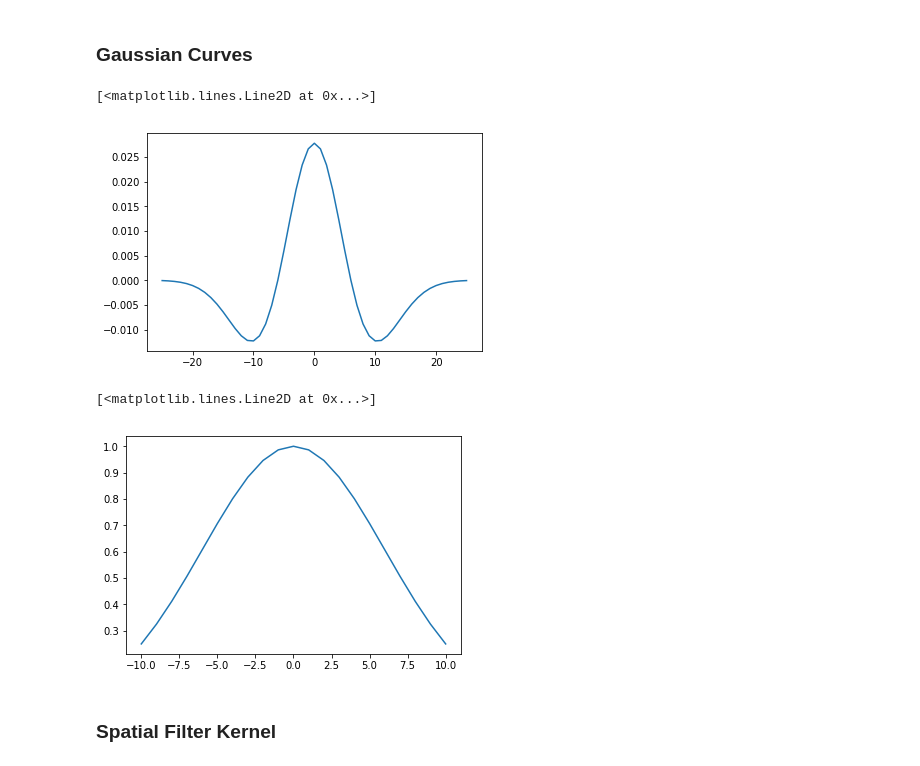
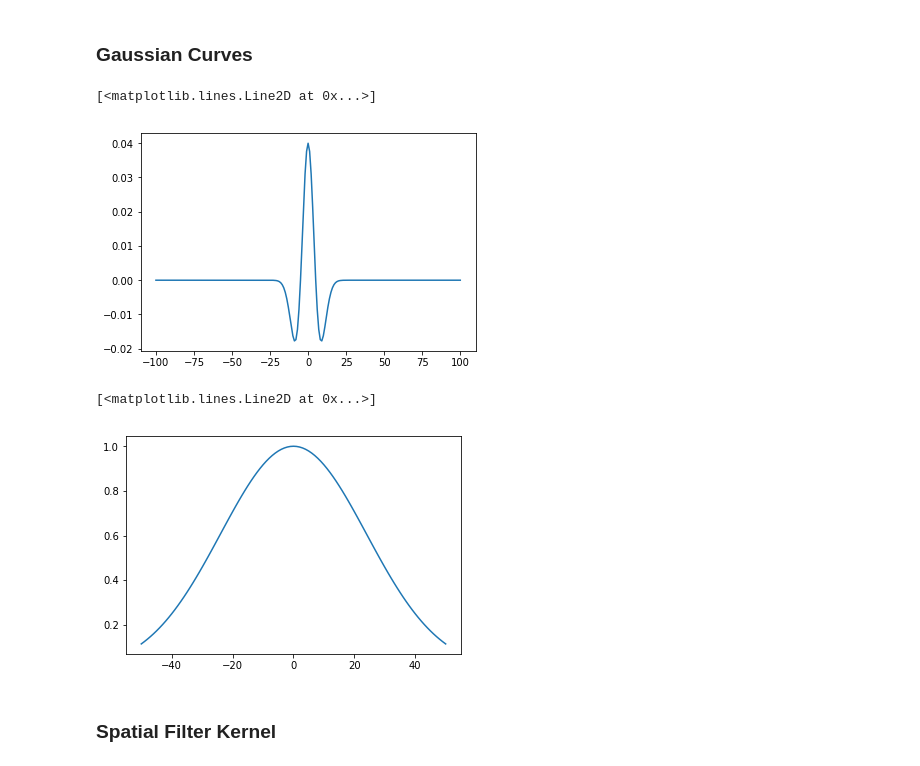
Before and after one commit to mayio/CarND-Advanced-Lane-Lines, a Jupyter notebook: Advanced_Lane_Detection.ipynb, the cells around one changed output. Drawn from its saved outputs; the diff is of its cells as text; code cells hidden in the pictures.

```diff
--- a/Advanced_Lane_Detection.ipynb
+++ b/Advanced_Lane_Detection.ipynb
@@ -174,21 +174,24 @@ def get_convolution_kernel(kernel_width, kernel_height, sigma_width, sigma_heigh
 # %% [markdown]
 ### Gaussian Curves
 # %%
-kernel_width = 25
-sigma_width = 6
+xm_per_pix = 3.7/700
+ym_per_pix = 30.0/720
+
+kernel_width = 100 # 25
+sigma_width = 5 # 5
 t1 = np.arange(-kernel_width, kernel_width+1)
 plt.plot(t1, get_derivative_gaussian(kernel_width,sigma_width))
 # %% [output]
 [<matplotlib.lines.Line2D at 0x...>]
-[figure, old version]
+[figure, new version]
 # %%
-kernel_height = 10
-sigma_height = 6
+kernel_height = 50 #10
+sigma_height = 24 # 6
 t2 = np.arange(-kernel_height, kernel_height+1)
 plt.plot(t2, get_gaussian(kernel_height,sigma_height))
 # %% [output]
 [<matplotlib.lines.Line2D at 0x...>]
-[figure, old version]
+[figure, new version]
 # %% [markdown]
 ### Spatial Filter Kernel
 # %%
```
Also changed, not shown: parts of 14 cells of this notebook.
